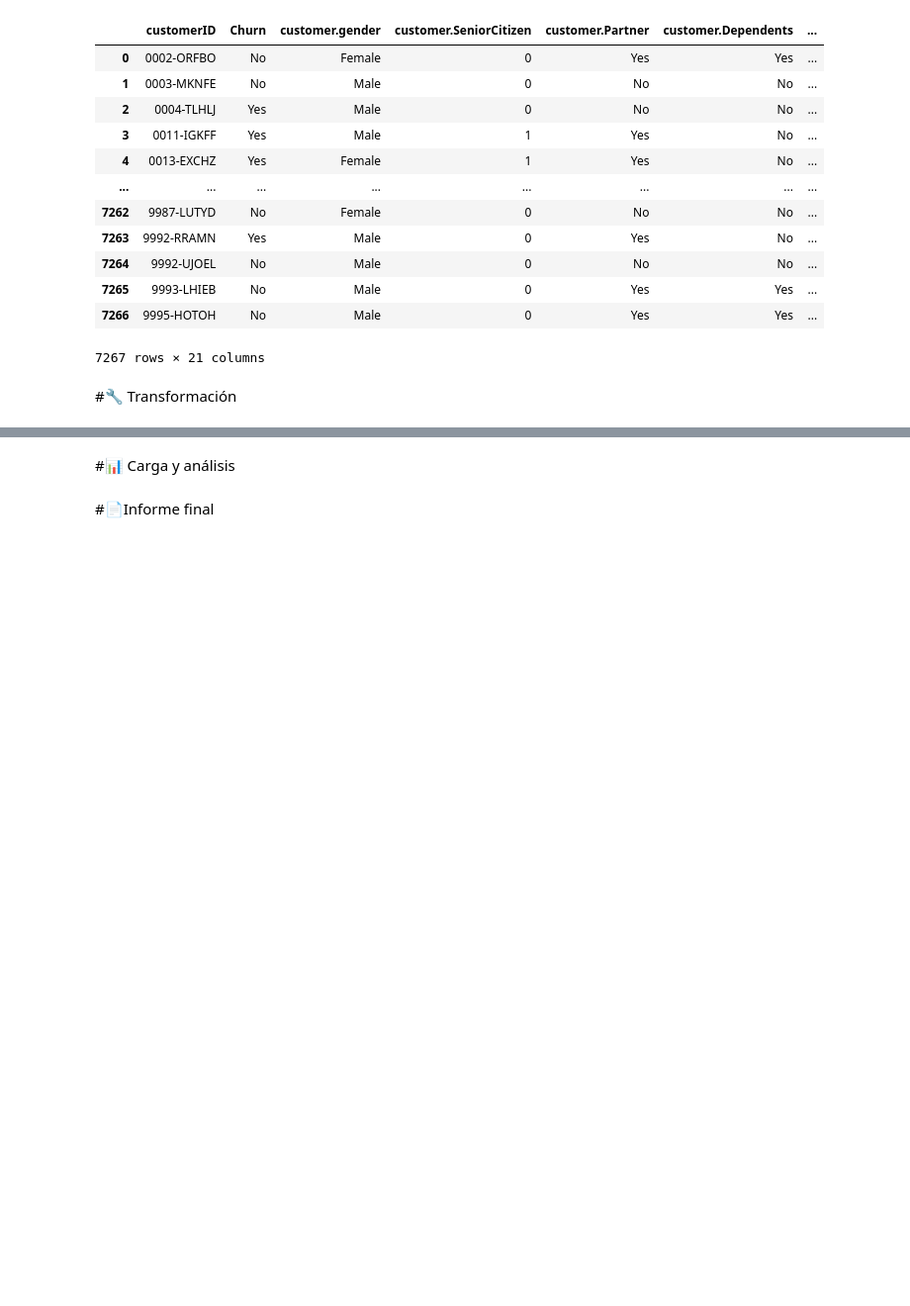
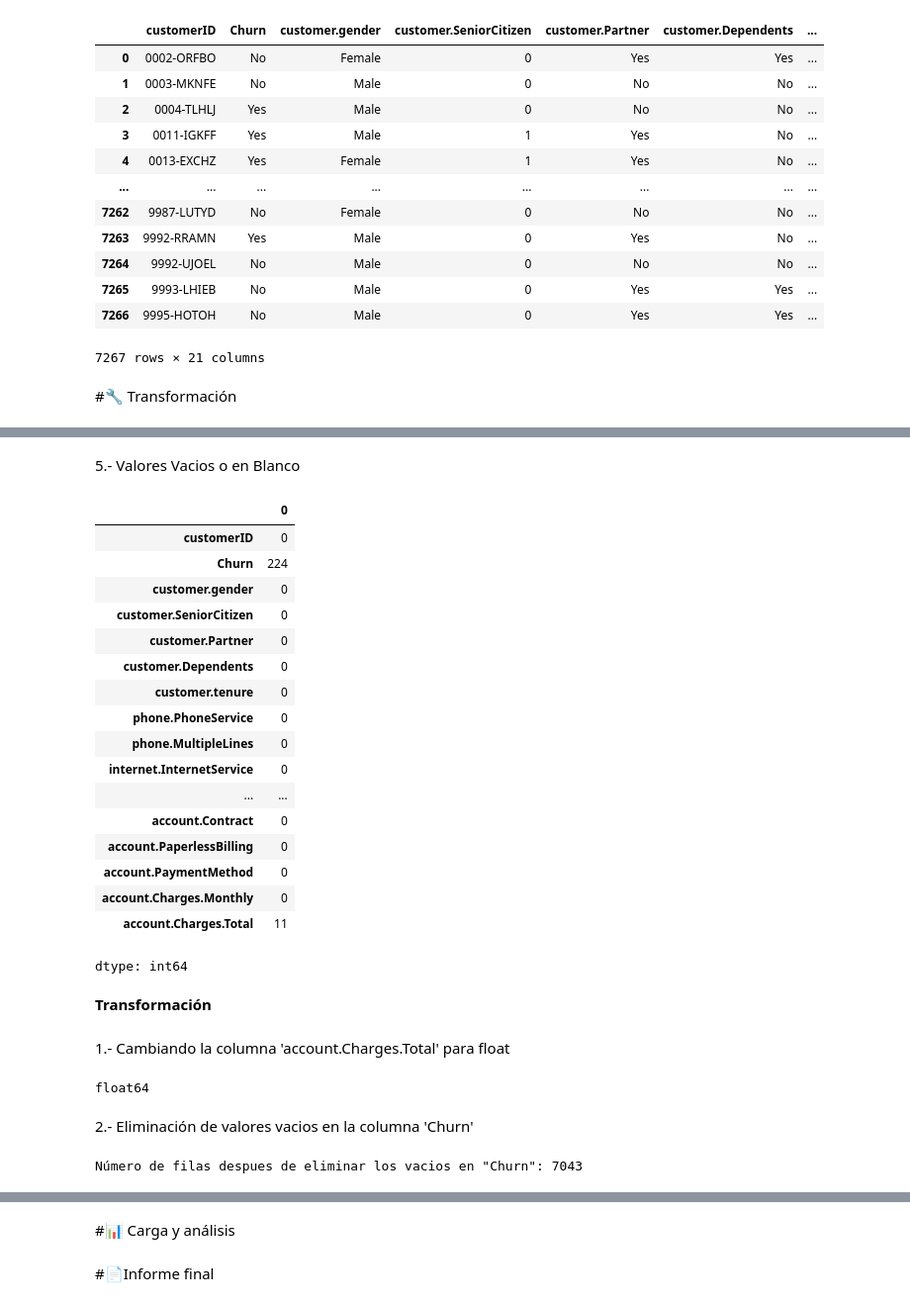
Before and after one commit to rociocelestial/Challenge2-Data-Science, a Jupyter notebook: TelecomX_LATAM.ipynb, the cells around one changed output, grey strips where cells are left out. Shown at 99% size. Cells and saved outputs as stored; diff of their text form; code cells hidden in the pictures; blank space fills up the shorter version.

Commit message:
Primer avance de extracción y transformación

```diff
--- a/TelecomX_LATAM.ipynb
+++ b/TelecomX_LATAM.ipynb
@@ -43,0 +121,43 @@ df
+# %% [markdown]
+5.- Valores Vacios o en Blanco
+# %%
+df.apply(lambda x: x.astype(str).str.strip() == '').sum()
+# %% [output]
+|  | 0 |
+| customerID | 0 |
+| Churn | 224 |
+| customer.gender | 0 |
+| customer.SeniorCitizen | 0 |
+| customer.Partner | 0 |
+| customer.Dependents | 0 |
+| customer.tenure | 0 |
+| phone.PhoneService | 0 |
+| phone.MultipleLines | 0 |
+| internet.InternetService | 0 |
+| ... | ... |
+| account.Contract | 0 |
+| account.PaperlessBilling | 0 |
+| account.PaymentMethod | 0 |
+| account.Charges.Monthly | 0 |
+| account.Charges.Total | 11 |
+dtype: int64
+# %% [markdown]
+**Transformación**
+# %% [markdown]
+1.- Cambiando la columna 'account.Charges.Total' para float
+# %%
+# from numpy import float64
+# no es posible porque numpy solo convierte números no string (object)
+# df['account.Charges.Total'].dtype(float64)
+# vamos a cambiar valores vacios a valores nulos
+df['account.Charges.Total'] = df['account.Charges.Total'].apply(pd.to_numeric, errors='coerce')
+print(df['account.Charges.Total'].dtype)
+# %% [output]
+float64
+# %% [markdown]
+2.- Eliminación de valores vacios en la columna 'Churn'
+# %%
+df = df[df['Churn'].str.strip() != '']
+print('Número de filas despues de eliminar los vacios en "Churn":', len(df))
+# %% [output]
+Número de filas despues de eliminar los vacios en "Churn": 7043
```
Also changed, not shown: parts of 11 cells of this notebook.
